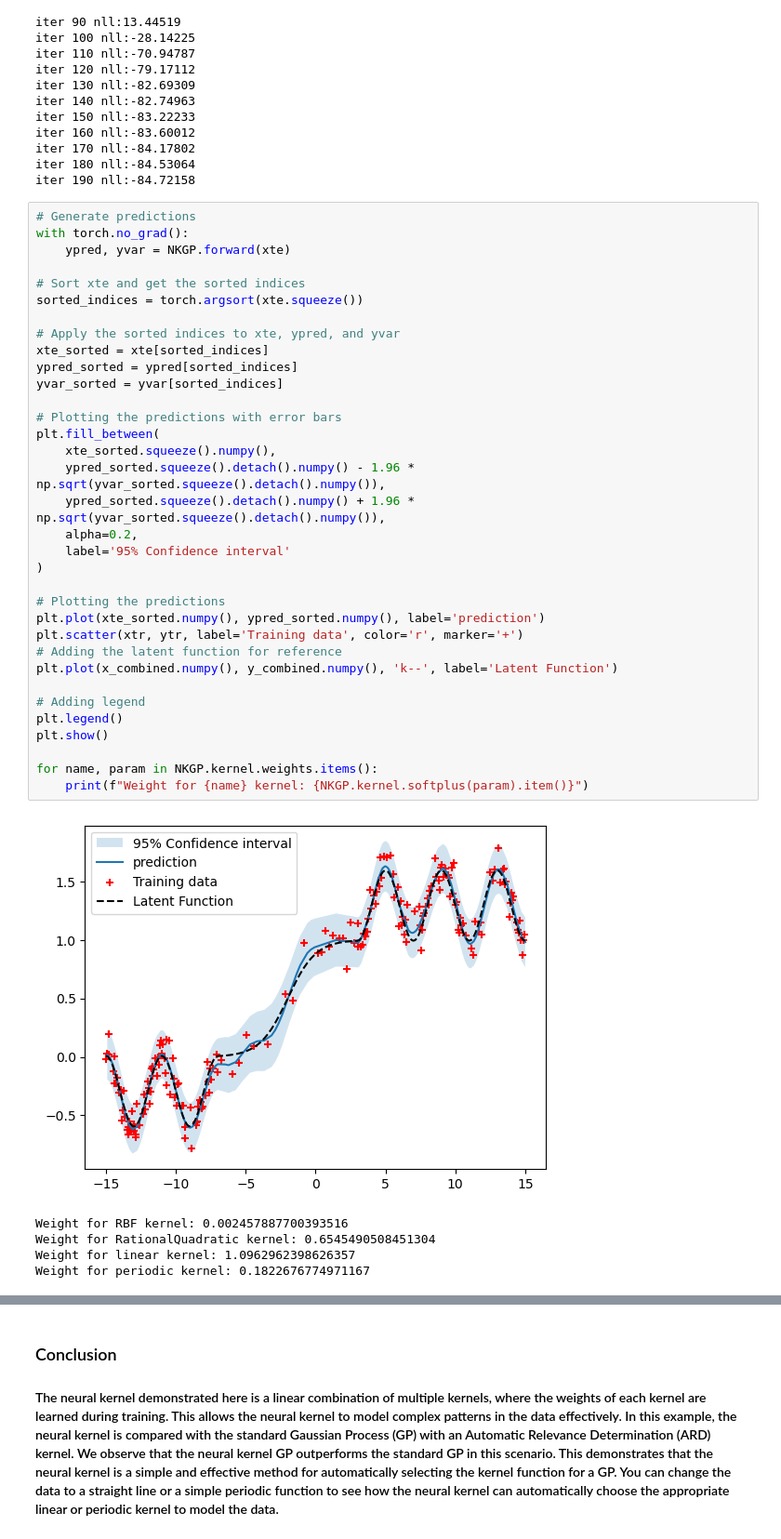
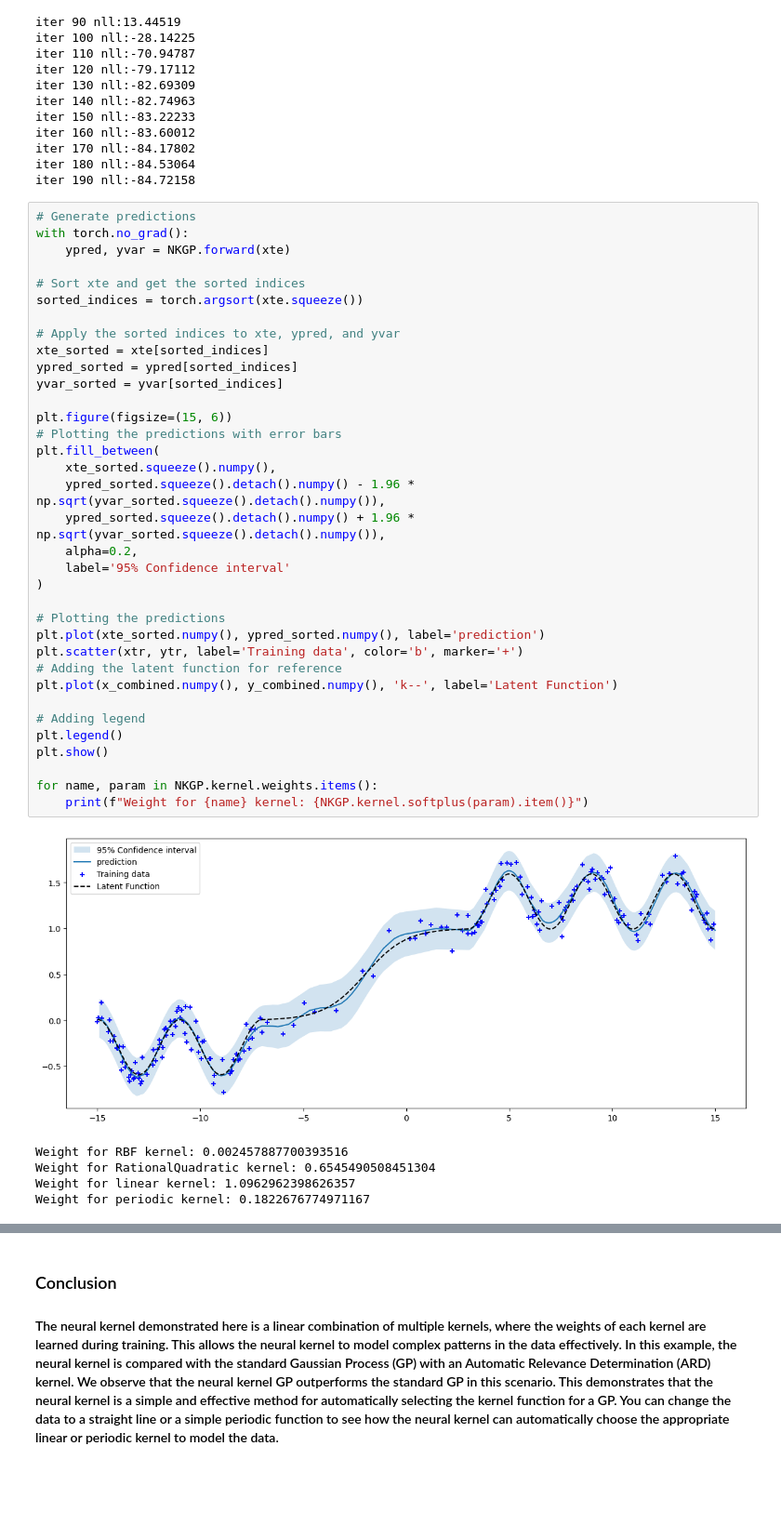
Before and after one commit to IceLab-X/MiniGP, a Jupyter notebook: GPmodels_Classic/04_neuralKernelGP.ipynb, the cells around one changed output, grey strips where cells are left out. Shown at 93% size. Drawn from its saved outputs; the diff is of its cells as text; blank space fills up the shorter version.

Commit message:
Update structure and plot

```diff
--- a/GPmodels_Classic/04_neuralKernelGP.ipynb
+++ b/GPmodels_Classic/04_neuralKernelGP.ipynb
@@ -83,35 +83,36 @@ with torch.no_grad():
 
 # Sort xte and get the sorted indices
 sorted_indices = torch.argsort(xte.squeeze())
 
 # Apply the sorted indices to xte, ypred, and yvar
 xte_sorted = xte[sorted_indices]
 ypred_sorted = ypred[sorted_indices]
 yvar_sorted = yvar[sorted_indices]
 
+plt.figure(figsize=(15, 6))
 # Plotting the predictions with error bars
 plt.fill_between(
     xte_sorted.squeeze().numpy(),
     ypred_sorted.squeeze().detach().numpy() - 1.96 * np.sqrt(yvar_sorted.squeeze().detach().numpy()),
     ypred_sorted.squeeze().detach().numpy() + 1.96 * np.sqrt(yvar_sorted.squeeze().detach().numpy()),
     alpha=0.2,
     label='95% Confidence interval'
 )
 
 # Plotting the predictions
 plt.plot(xte_sorted.numpy(), ypred_sorted.numpy(), label='prediction')
-plt.scatter(xtr, ytr, label='Training data', color='r', marker='+')
+plt.scatter(xtr, ytr, label='Training data', color='b', marker='+')
 # Adding the latent function for reference
 plt.plot(x_combined.numpy(), y_combined.numpy(), 'k--', label='Latent Function')
 
 # Adding legend
 plt.legend()
 plt.show()
 
 for name, param in NKGP.kernel.weights.items():
     print(f"Weight for {name} kernel: {NKGP.kernel.softplus(param).item()}")
 # %% [output]
-[figure, old version]
+[figure, new version]
 Weight for RBF kernel: 0.002457887700393516
 Weight for RationalQuadratic kernel: 0.6545490508451304
 Weight for linear kernel: 1.0962962398626357
```
Also changed, not shown: parts of 1 cell of this notebook, 8 other files.
